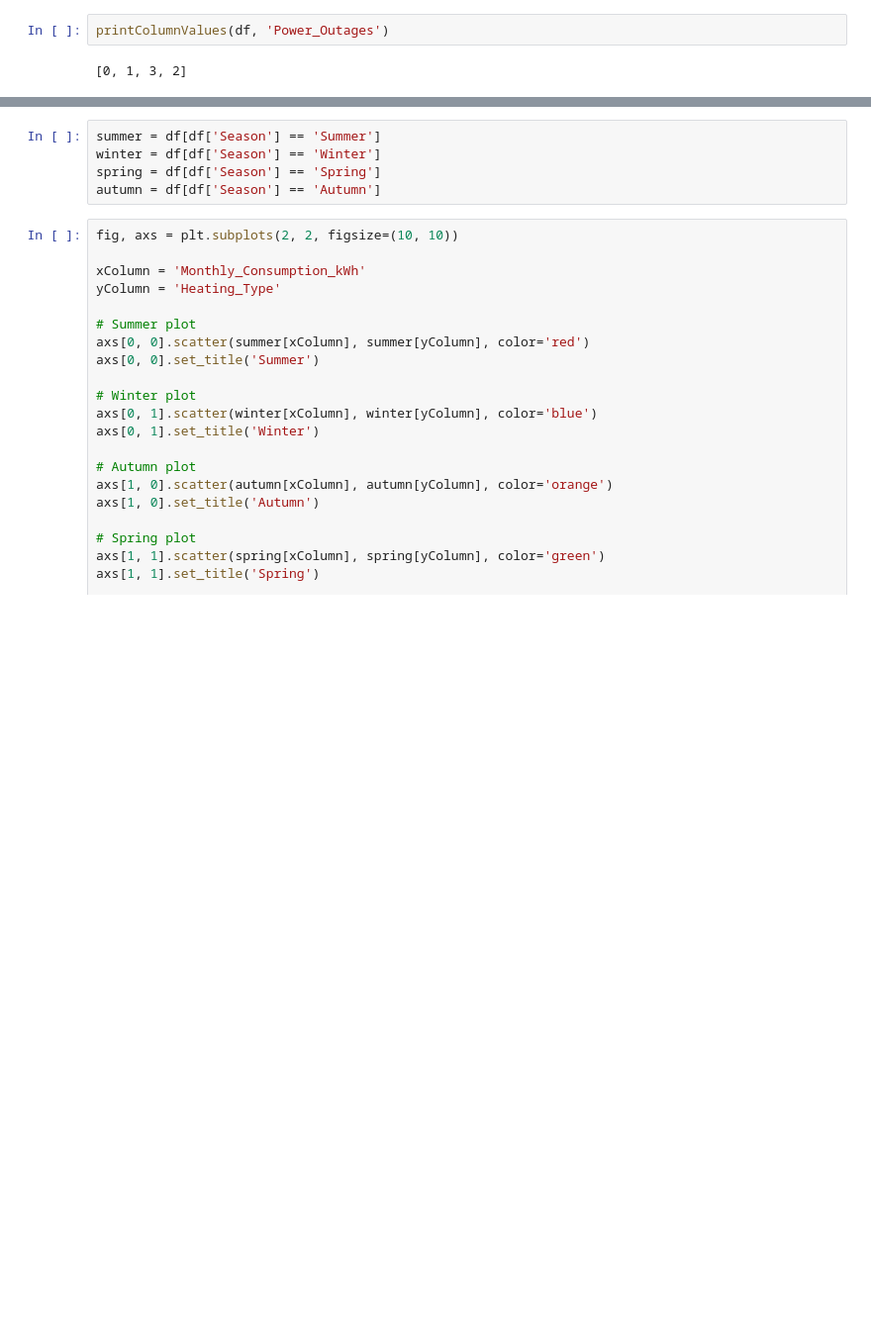
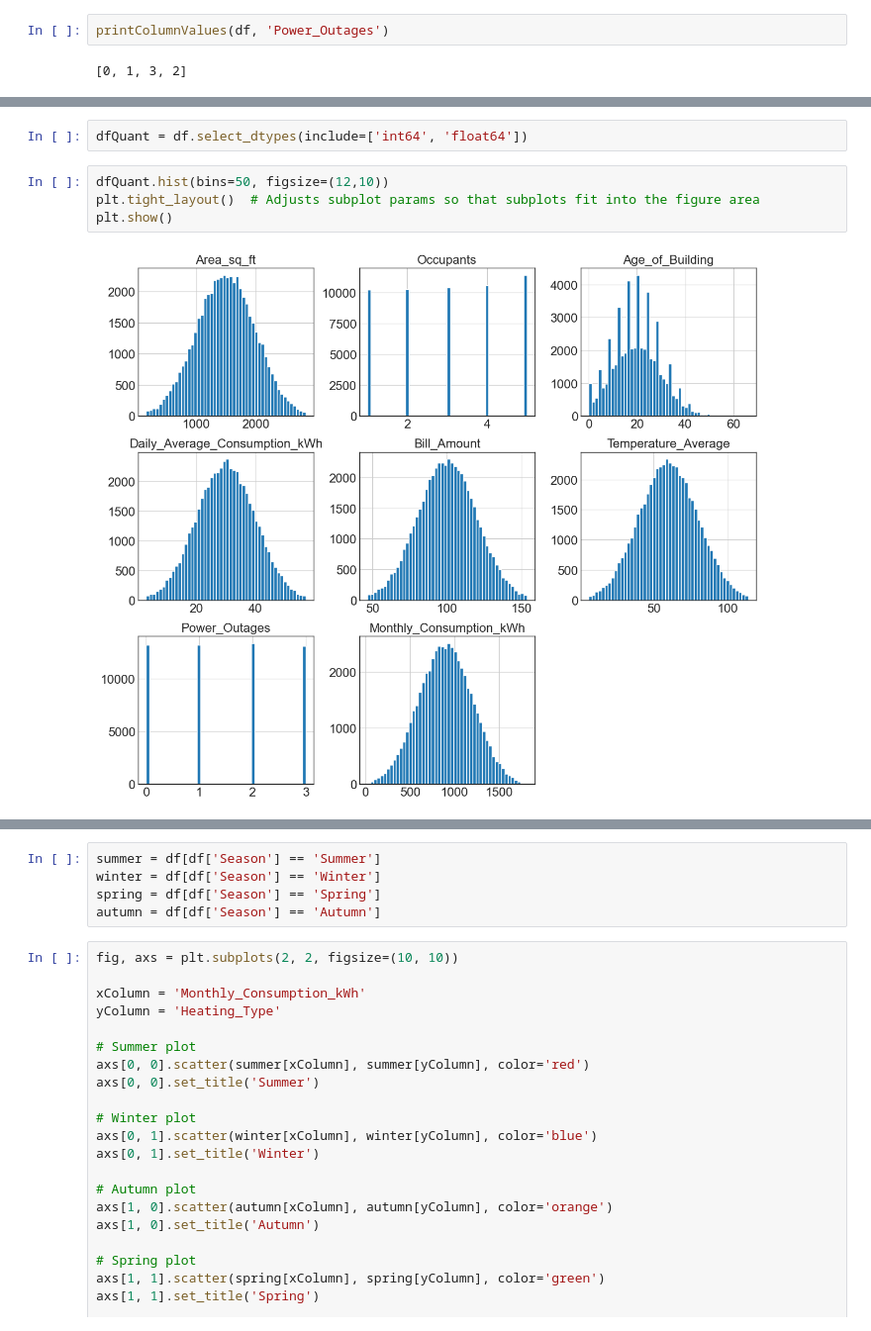
Before and after one commit to Darkri-X/CSC300_LinearRegression, a Jupyter notebook: LinearRegression.ipynb, the cells around one changed output, grey strips where cells are left out. Shown: that part at 99% size. Cells and saved outputs as stored; diff of their text form; blank space fills up the shorter version.

```diff
--- a/LinearRegression.ipynb
+++ b/LinearRegression.ipynb
@@ -449,3 +463,11 @@ import seaborn as sns
+# %%
+dfQuant = df.select_dtypes(include=['int64', 'float64'])
+# %%
+dfQuant.hist(bins=50, figsize=(12,10))
+plt.tight_layout()  # Adjusts subplot params so that subplots fit into the figure area
+plt.show()
+# %% [output]
+[figure, added]
 # %%
 # Plot
 plt.figure(figsize=(12,10), dpi= 80)
```
Also changed, not shown: parts of 14 cells of this notebook.
